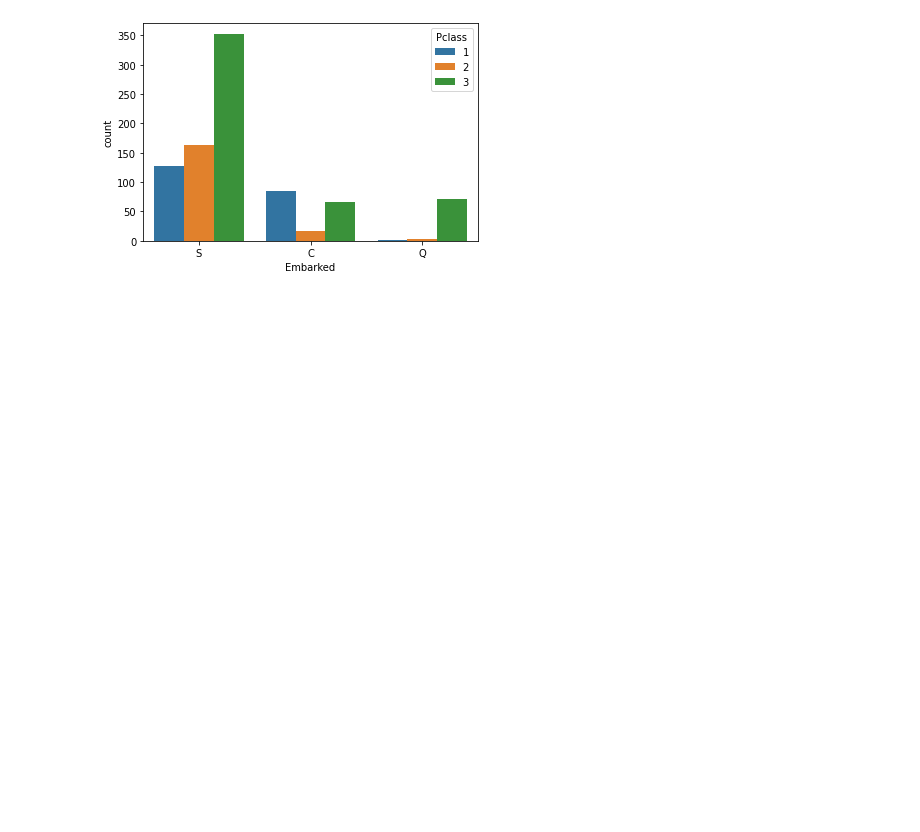
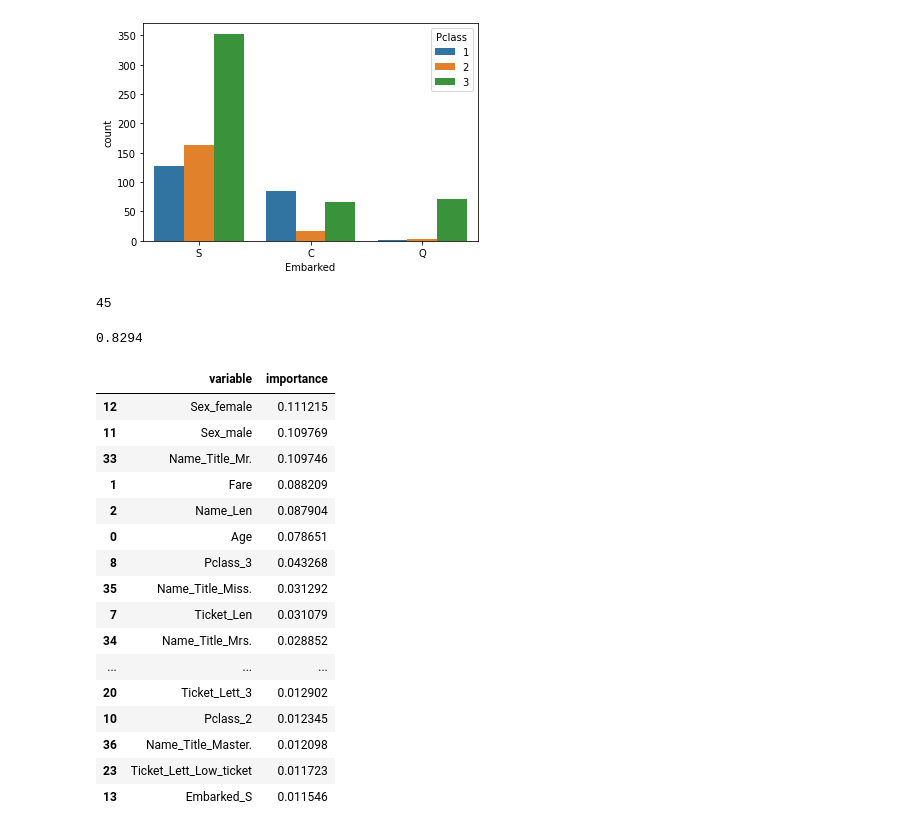
Before and after one commit to zxzxk0/AI, a Jupyter notebook: Titanic(Random Forest).ipynb, the cells around one changed output. Drawn from its saved outputs; the diff is of its cells as text; code cells hidden in the pictures; blank space fills up the shorter version.

Commit message:
Add files via upload
Titanic(Random Forest)

```diff
--- a/Titanic(Random Forest).ipynb
+++ b/Titanic(Random Forest).ipynb
@@ -351,0 +388,2 @@ def fam_size(train, test):
+# %%
+test['Fare'].fillna(train['Fare'].mean(), inplace = True)
@@ -351,0 +401,61 @@ def fam_size(train, test):
+# %%
+def drop(train, test, bye = ['PassengerId']):
+    for i in [train, test]:
+        for z in bye:
+            del i[z]
+    return train, test
+# %%
+train = pd.read_csv(os.path.join('../input', '/content/drive/MyDrive/machine learning projects/training set/Titanic/train.csv'))
+test = pd.read_csv(os.path.join('../input', '/content/drive/MyDrive/machine learning projects/training set/Titanic/test.csv'))
+train, test = names(train, test)
+train, test = age_impute(train, test)
+train, test = cabin_num(train, test)
+train, test = cabin(train, test)
+train, test = embarked_impute(train, test)
+train, test = fam_size(train, test)
+test['Fare'].fillna(train['Fare'].mean(), inplace = True)
+train, test = ticket_grouped(train, test)
+train, test = dummies(train, test, columns = ['Pclass', 'Sex', 'Embarked', 'Ticket_Lett',
+                                                                     'Cabin_Letter', 'Name_Title', 'Fam_Size'])
+train, test = drop(train, test)
+# %%
+print(len(train.columns))
+# %% [output]
+45
+# %%
+from sklearn.ensemble import RandomForestClassifier
+
+rf = RandomForestClassifier(criterion='gini',
+                             n_estimators=700,
+                             min_samples_split=10,
+                             min_samples_leaf=1,
+                             max_features='auto',
+                             oob_score=True,
+                             random_state=1,
+                             n_jobs=-1)
+rf.fit(train.iloc[:, 1:], train.iloc[:, 0])
+print("%.4f" % rf.oob_score_)
+# %% [output]
+0.8294
+# %%
+pd.concat((pd.DataFrame(train.iloc[:, 1:].columns, columns = ['variable']),
+           pd.DataFrame(rf.feature_importances_, columns = ['importance'])),
+          axis = 1).sort_values(by='importance', ascending = False)[:20]
+# %% [output]
+|  | variable | importance |
+| 12 | Sex_female | 0.111215 |
+| 11 | Sex_male | 0.109769 |
+| 33 | Name_Title_Mr. | 0.109746 |
+| 1 | Fare | 0.088209 |
+| 2 | Name_Len | 0.087904 |
+| 0 | Age | 0.078651 |
+| 8 | Pclass_3 | 0.043268 |
+| 35 | Name_Title_Miss. | 0.031292 |
+| 7 | Ticket_Len | 0.031079 |
+| 34 | Name_Title_Mrs. | 0.028852 |
+| ... | ... | ... |
+| 20 | Ticket_Lett_3 | 0.012902 |
+| 10 | Pclass_2 | 0.012345 |
+| 36 | Name_Title_Master. | 0.012098 |
+| 23 | Ticket_Lett_Low_ticket | 0.011723 |
+| 13 | Embarked_S | 0.011546 |
```
Also changed, not shown: parts of 7 cells of this notebook.
